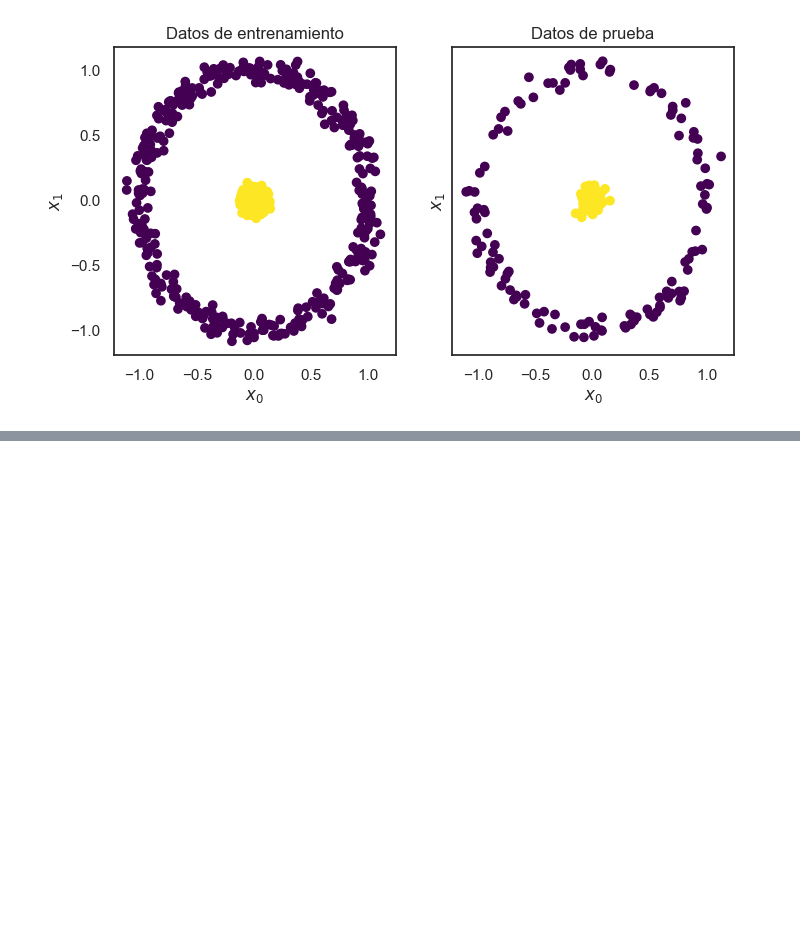
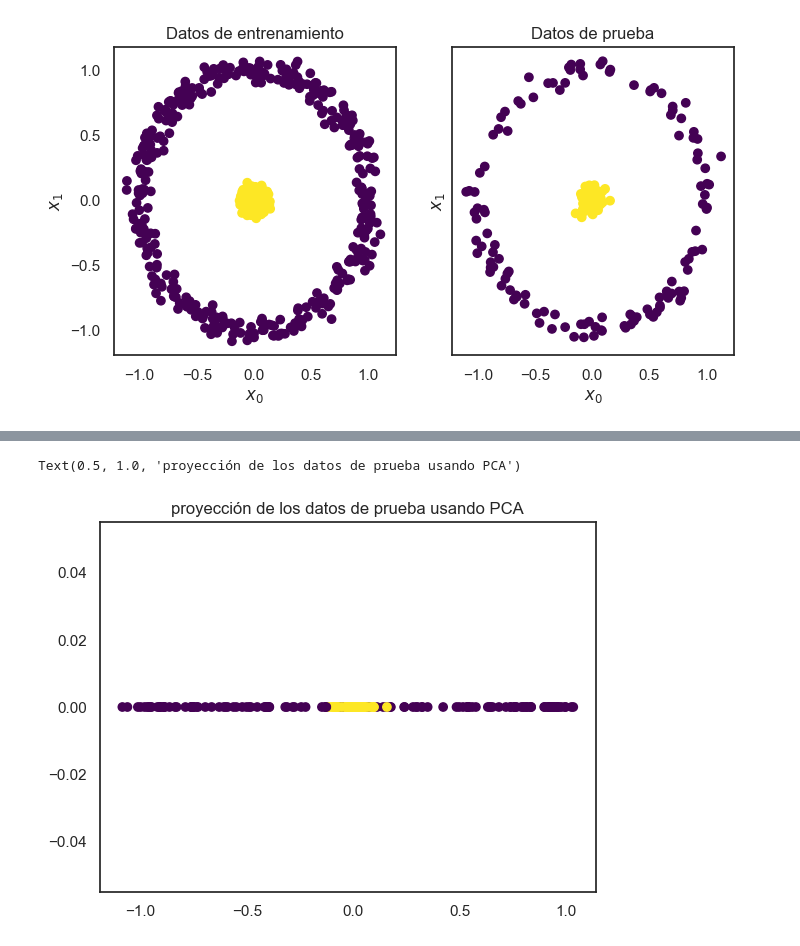
Before and after one commit to MrBloom911/TareasComputacional, a Jupyter notebook: PCA.ipynb, the cells around one changed output, grey strips where cells are left out. Drawn from its saved outputs; the diff is of its cells as text; code cells hidden in the pictures; blank space fills up the shorter version.

```diff
--- a/PCA.ipynb
+++ b/PCA.ipynb
@@ -65,0 +89,6 @@ plt.show()
+# %%
+plt.scatter(score_pca [:,0], np.zeros(score_pca[:,0].shape[0]),c=y_test,cmap='viridis')
+plt.title("proyección de los datos de prueba usando PCA")
+# %% [output]
+Text(0.5, 1.0, 'proyección de los datos de prueba usando PCA')
+[figure, added]
```
Also changed, not shown: parts of 5 cells of this notebook.
